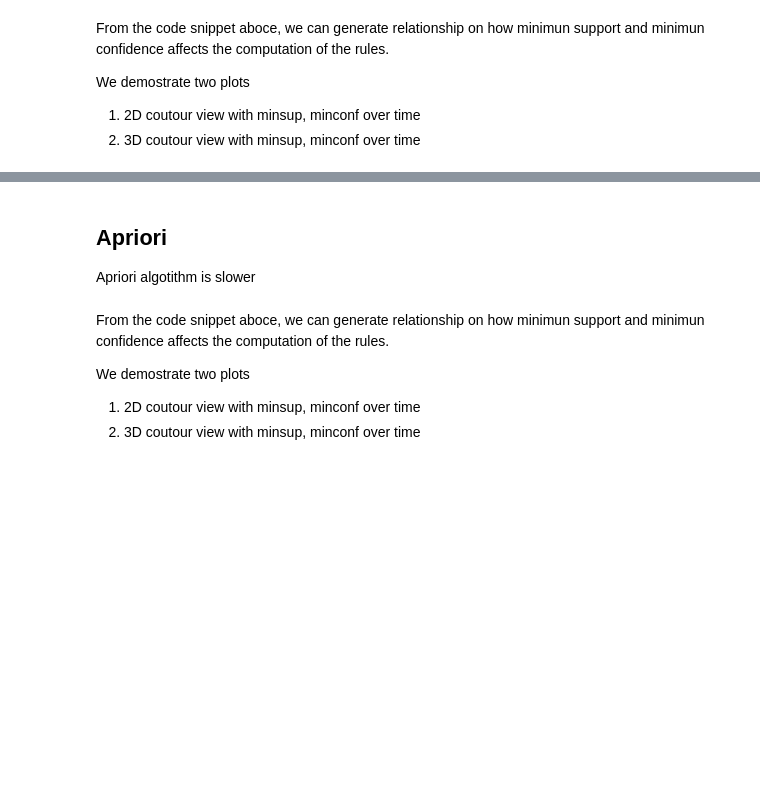
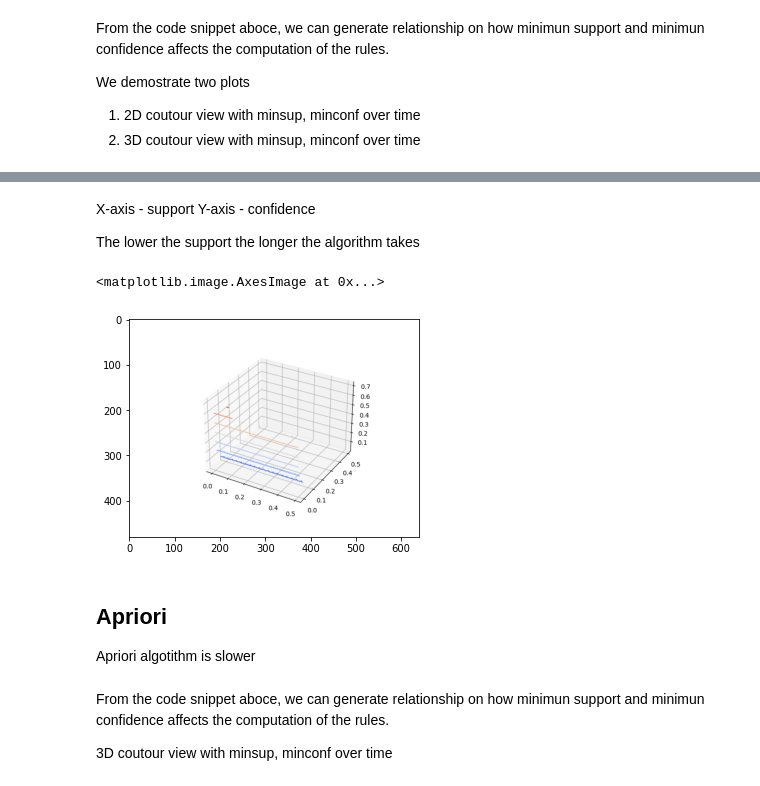
Before and after one commit to iknowright/data-mining-association-rules, a Jupyter notebook: analysis.ipynb, the cells around one changed output, grey strips where cells are left out. Drawn from its saved outputs; the diff is of its cells as text; code cells hidden in the pictures; blank space fills up the shorter version.

```diff
--- a/analysis.ipynb
+++ b/analysis.ipynb
@@ -115,3 +267,14 @@ We demostrate two plots
+# %% [markdown]
+X-axis - support
+Y-axis - confidence
+
+The lower the support the longer the algorithm takes
+# %%
+image = plt.imread("images/fp_growth_3d.png")
+plt.imshow(image)
+# %% [output]
+<matplotlib.image.AxesImage at 0x...>
+[figure, added]
 # %% [markdown]
 ## Apriori
 
@@ -140,8 +303,6 @@ def plot_apriori_analysis():
 # %% [markdown]
 From the code snippet aboce, we can generate relationship on how minimun support and minimun confidence affects the computation of the rules.
 
-We demostrate two plots
-1. 2D coutour view with minsup, minconf over time
-2. 3D coutour view with minsup, minconf over time
+3D coutour view with minsup, minconf over time
 # %%
 # plot_apriori_analysis()
```
Also changed, not shown: parts of 15 cells of this notebook.
